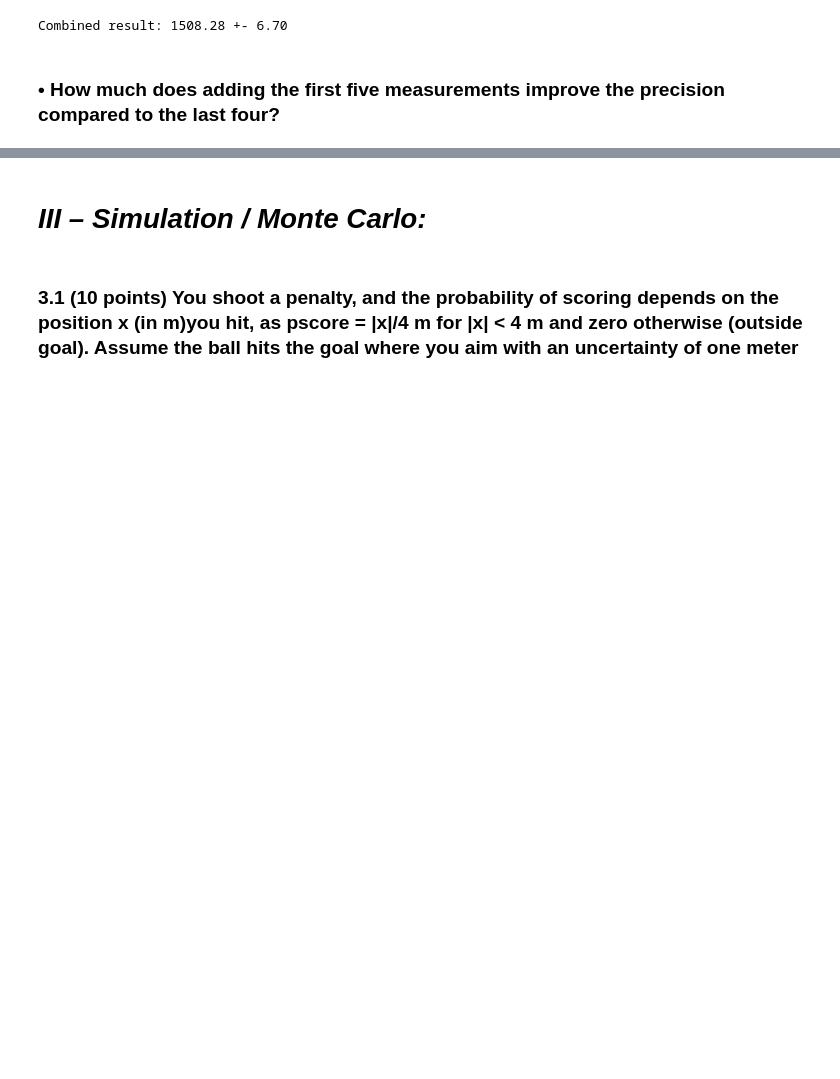
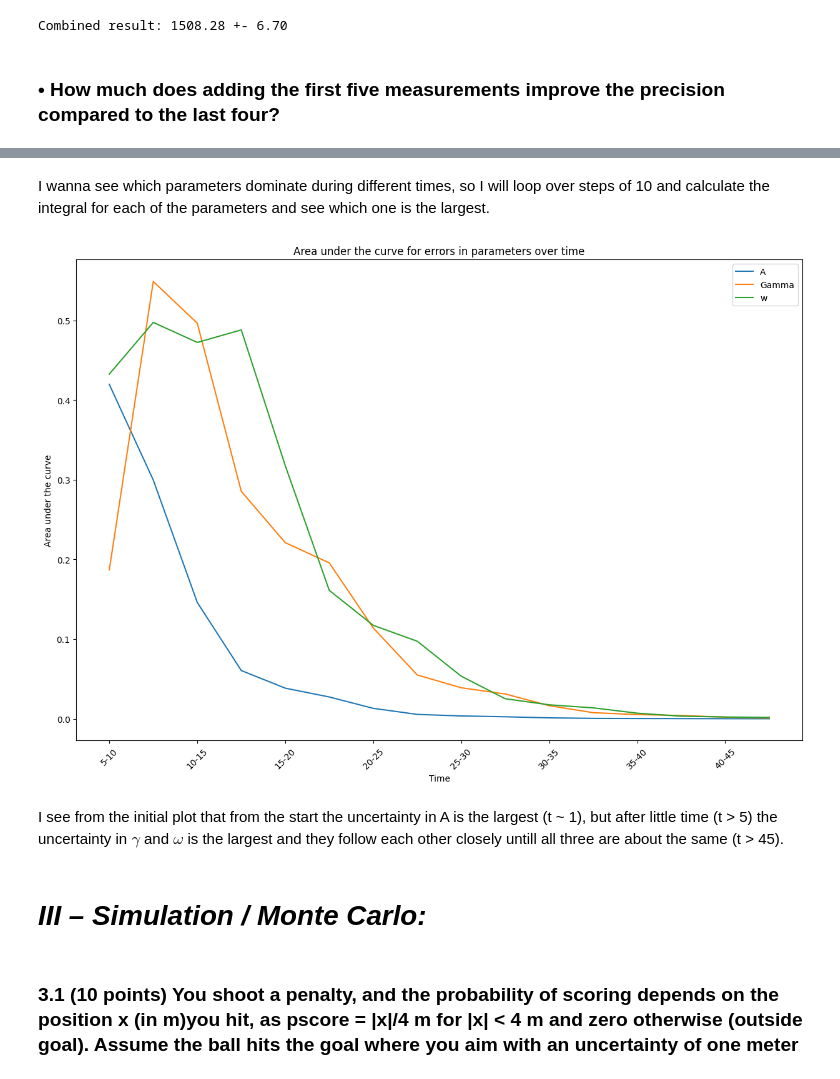
Before and after one commit to EliasBS/AppStat2024, a Jupyter notebook: DataAndCodeForProblemSet/ProblemSetElias.ipynb, the cells around one changed output, grey strips where cells are left out. Saved outputs shown, nothing was run; the diff lists cells and outputs as text; code cells hidden in the pictures; blank space fills up the shorter version.

```diff
--- a/DataAndCodeForProblemSet/ProblemSetElias.ipynb
+++ b/DataAndCodeForProblemSet/ProblemSetElias.ipynb
@@ -86,3 +288,42 @@ Improvement in precision: 1.02 times
+# %% [markdown]
+I wanna see which parameters dominate during different times, so I will loop over steps of 10 and calculate the integral for each of the parameters and see which one is the largest.
+# %%
+time_int = [(i, i+5) for i in range(0, 80, 5)]
+
+A_area = []
+gamma_area = []
+w_area = []
+
+A, gamma, w = 1.01, 0.12, 0.47
+sigma_A, sigma_gamma, sigma_w= 0.19,0.05,0.06
+
+for start, end in time_int:
+    A_int = quad(Error_A, start, end, args=(A, gamma, w, sigma_A))[0]
+    gamma_int = quad(Error_gamma, start, end, args=(A, gamma, w, sigma_gamma))[0]
+    w_int = quad(Error_w, start, end, args=(A, gamma, w, sigma_w))[0]
+
+    A_area.append(A_int)
+    gamma_area.append(gamma_int)
+    w_area.append(w_int)
+
+t_labels = [f"{start}-{end}" for start, end in time_int]
+t = np.arange(len(t_labels))
+
+fig, ax = plt.subplots(figsize=(15, 10))
+ax.plot(t, A_area, label='A')
+ax.plot(t, gamma_area, label='Gamma')
+ax.plot(t, w_area, label='w')
+ax.set_xlabel('Time')
+ax.set_xticklabels(t_labels, rotation=45)
+ax.set_ylabel('Area under the curve')
+ax.set_title('Area under the curve for errors in parameters over time')
+ax.legend()
+
+plt.show()
+# %% [output]
+[figure, added]
+# %% [markdown]
+I see from the initial plot that from the start the uncertainty in A is the largest (t ~ 1), but after little time (t > 5) the uncertainty in $\gamma$ and $\omega$ is the largest and they follow each other closely untill all three are about the same (t > 45).
 # %% [markdown]
 # ***III – Simulation / Monte Carlo:***
 # %% [markdown]
```
Also changed, not shown: parts of 120 cells of this notebook, 13 other files.
